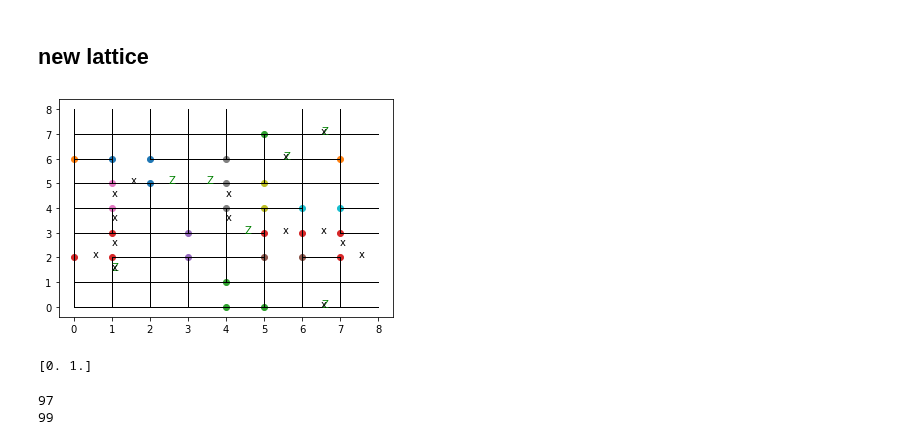
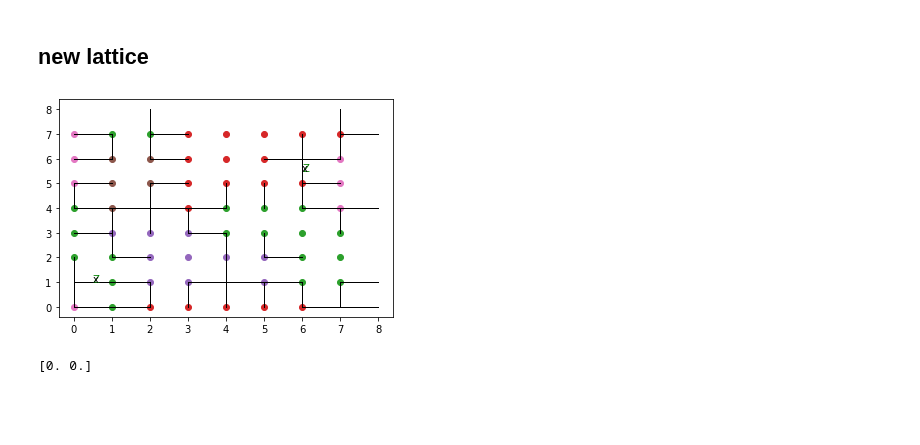
Before and after one commit to hassan-shap/quantum-emitter, a Jupyter notebook: loss-toric-2.ipynb, the cells around one changed output. Drawn from its saved outputs; the diff is of its cells as text; code cells hidden in the pictures; blank space fills up the shorter version.

```diff
--- a/loss-toric-2.ipynb
+++ b/loss-toric-2.ipynb
@@ -1202,7 +1202,7 @@ for i_y in range(r2):
         Sx[i_y*r1 + i_x, 2*(((i_y-1)%r1)*r1+i_x)+1] = 1
 
 # # loss error
-prob_l = 0.2 # loss error probability
+prob_l = 0.4 # loss error probability
 percolate_x = True
 percolate_y = True
 
@@ -1221,6 +1221,17 @@ while (percolate_x or percolate_y):
     for loss_index in loss_inds:
         st_ind = np.argwhere(Sx_old[:,loss_index]>0)
         st_ind = list(st_ind[:,0])
+        ## possibly more efficient
+        if loss_index%2 ==0:
+            q2 = int(int(loss_index/2)/r1)*r1 + ((int(loss_index/2)%r1+1)%r1)
+        else:
+            q2 = ((int(int(loss_index/2)/r1)+1)%r2)*r1 + (int(loss_index/2)%r1)
+        star_ops = np.array([int(loss_index/2),q2])
+        st_ind2 = star_ops[np.argwhere(Sx_old[np.ix_(star_ops),loss_index]>0)]
+        st_ind2 = list(np.sort(st_ind2[:,1]))
+        if not np.array_equal(st_ind2,st_ind):
+            print(st_ind,st_ind2)
+
         if len(st_ind)==2:
             inds_new.append(st_ind)
             Stot = np.zeros(l*r1*r2)
@@ -1512,38 +1523,32 @@ for i_v, v1 in enumerate(path_y_vals):
 
 # inds_logic_h = np.argwhere(logical_y[qubits_to_plot] > 0 )[:,0]
 # for link in qubits_to_plot[inds_logic_h]:
 #     latt_pos = int(link/2)
 #     if link % 2 == 0 :
 #         ry = int(latt_pos/r1)
 #         rx = (latt_pos%r1) + 0.5
 #     else:
 #         ry = int(latt_pos/r1)  + 0.5 #+0.1
 #         rx = (latt_pos%r1)
 #     plt.text(rx,ry,"v",color="b")
 ################
 
 #################################
 plt.xticks(np.arange(0,r1+1.))
 plt.yticks(np.arange(0,r2+1.))
 plt.show()
 
 # error_rec = (rec2 + error_z )%2
 # s1x = np.dot( error_rec , logical_x[remain_qubits].T) %2
 # s1y = np.dot( error_rec , logical_y[remain_qubits].T) %2
 # print(s1x,s1y)
 
 logicals = np.zeros((2,2*r1*r2))
 logicals[0,1:2*r2+1:2] = np.ones(r2)
 logicals[1,0:2*r1*r2:2*r2] = np.ones(r2)
 error_rec_orig = (rec2_orig + error_z_orig )%2
 s_orig = np.dot( error_rec_orig , logicals.T) %2
 print(s_orig)
 # %% [output]
-[figure, old version]
+[figure, new version]
-[0. 1.]
+[0. 0.]
-# %%
-print(len(np.argwhere(weights>0)))
-print(num_qubits)
-# %% [output]
-97
-99
```
Also changed, not shown: parts of 9 cells of this notebook, 5 other files.
